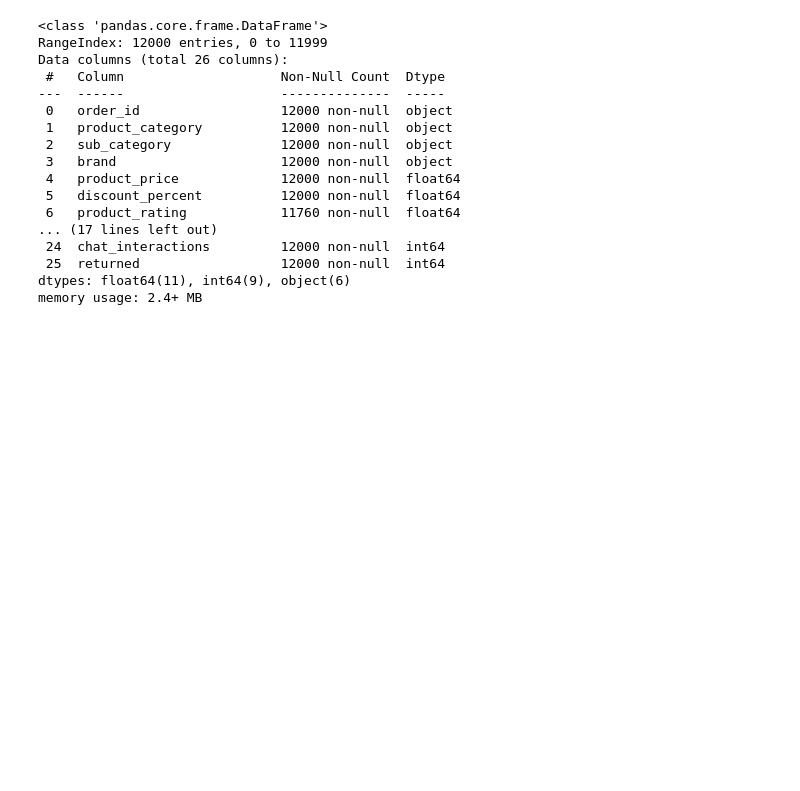
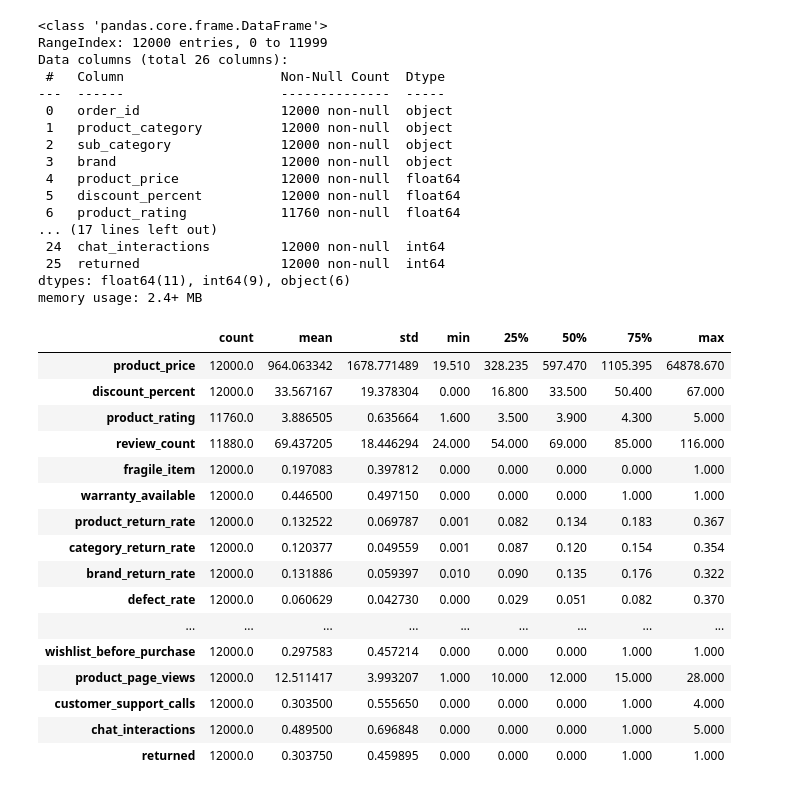
Before and after one commit to azeem932356/product-return-risk-prediction, a Jupyter notebook: product_return.ipynb, the cells around one changed output. Drawn from its saved outputs; the diff is of its cells as text; code cells hidden in the pictures; blank space fills up the shorter version.

```diff
--- a/product_return.ipynb
+++ b/product_return.ipynb
@@ -80,3 +80,24 @@ Data columns (total 26 columns):
  25  returned                  12000 non-null  int64
 dtypes: float64(11), int64(9), object(6)
 memory usage: 2.4+ MB
+# %%
+#for numeric summary
+df.describe().T
+# %% [output]
+|  | count | mean | std | min | 25% | 50% | 75% | max |
+| product_price | 12000.0 | 964.063342 | 1678.771489 | 19.510 | 328.235 | 597.470 | 1105.395 | 64878.670 |
+| discount_percent | 12000.0 | 33.567167 | 19.378304 | 0.000 | 16.800 | 33.500 | 50.400 | 67.000 |
+| product_rating | 11760.0 | 3.886505 | 0.635664 | 1.600 | 3.500 | 3.900 | 4.300 | 5.000 |
+| review_count | 11880.0 | 69.437205 | 18.446294 | 24.000 | 54.000 | 69.000 | 85.000 | 116.000 |
+| fragile_item | 12000.0 | 0.197083 | 0.397812 | 0.000 | 0.000 | 0.000 | 0.000 | 1.000 |
+| warranty_available | 12000.0 | 0.446500 | 0.497150 | 0.000 | 0.000 | 0.000 | 1.000 | 1.000 |
+| product_return_rate | 12000.0 | 0.132522 | 0.069787 | 0.001 | 0.082 | 0.134 | 0.183 | 0.367 |
+| category_return_rate | 12000.0 | 0.120377 | 0.049559 | 0.001 | 0.087 | 0.120 | 0.154 | 0.354 |
+| brand_return_rate | 12000.0 | 0.131886 | 0.059397 | 0.010 | 0.090 | 0.135 | 0.176 | 0.322 |
+| defect_rate | 12000.0 | 0.060629 | 0.042730 | 0.000 | 0.029 | 0.051 | 0.082 | 0.370 |
+| ... | ... | ... | ... | ... | ... | ... | ... | ... |
+| wishlist_before_purchase | 12000.0 | 0.297583 | 0.457214 | 0.000 | 0.000 | 0.000 | 1.000 | 1.000 |
+| product_page_views | 12000.0 | 12.511417 | 3.993207 | 1.000 | 10.000 | 12.000 | 15.000 | 28.000 |
+| customer_support_calls | 12000.0 | 0.303500 | 0.555650 | 0.000 | 0.000 | 0.000 | 1.000 | 4.000 |
+| chat_interactions | 12000.0 | 0.489500 | 0.696848 | 0.000 | 0.000 | 0.000 | 1.000 | 5.000 |
+| returned | 12000.0 | 0.303750 | 0.459895 | 0.000 | 0.000 | 0.000 | 1.000 | 1.000 |
```
Also changed, not shown: parts of 4 cells of this notebook.
